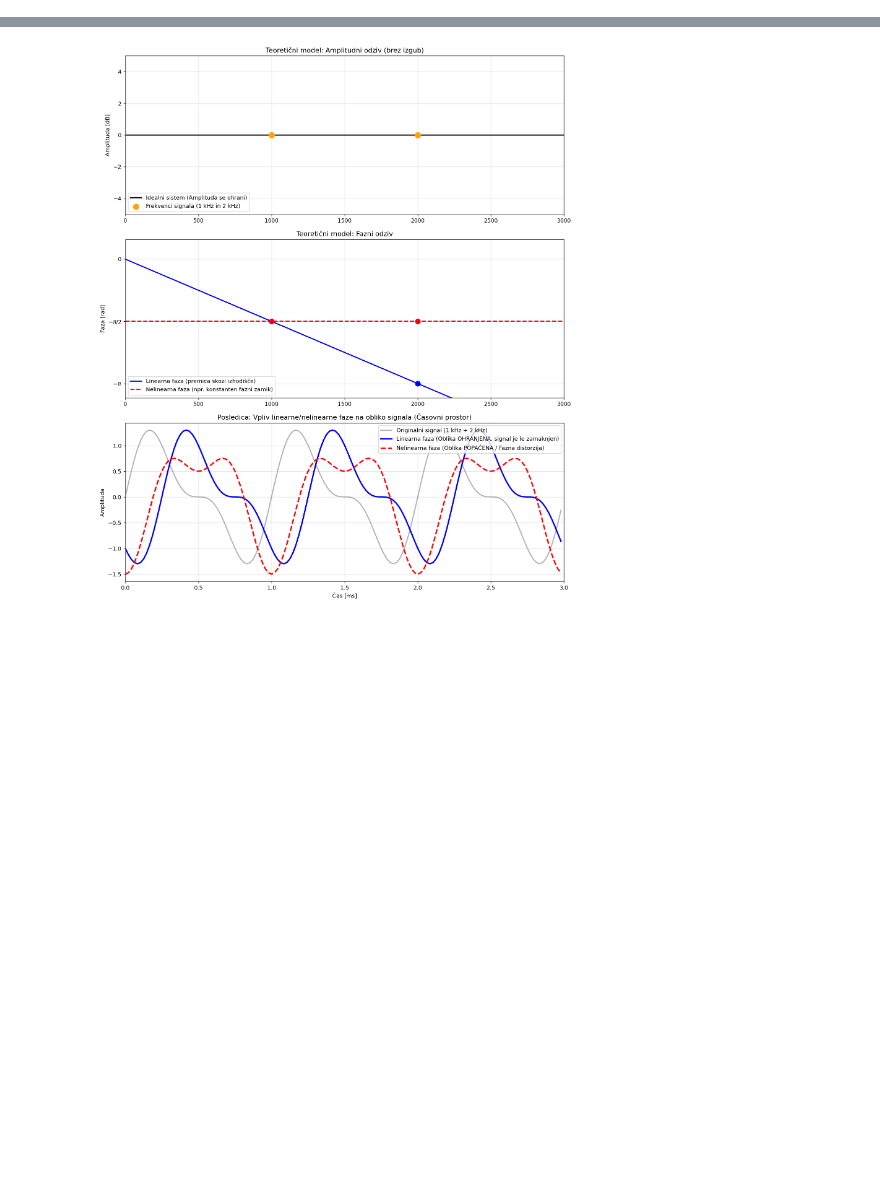
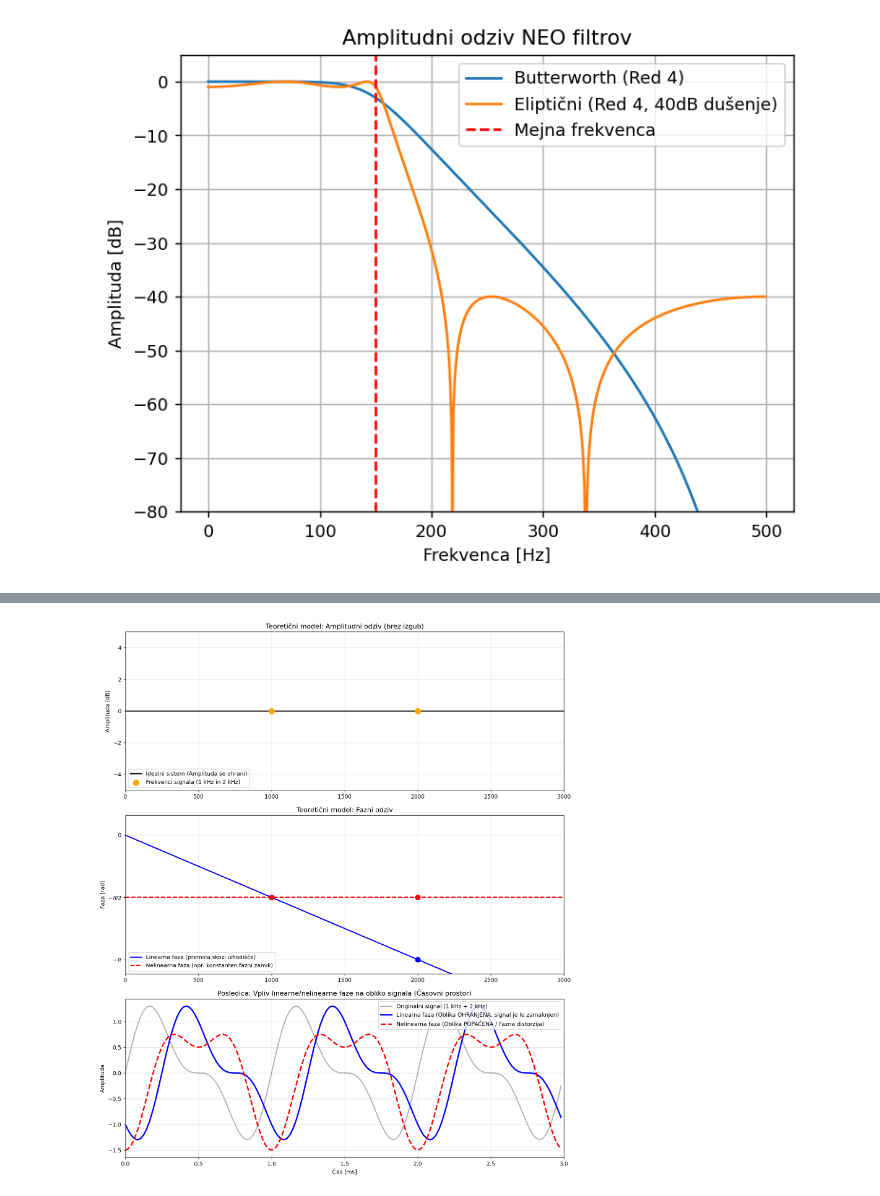
Before and after one commit to LAPSyLAB/DSP_Python_notes_and_examples, a Jupyter notebook: Predavanja/06_Digitalni_filtri_FIR_IIR/06_Digitalni_filtri_FIR_IIR.ipynb, the cells around one changed output, grey strips where cells are left out. Cells and saved outputs as stored; diff of their text form; code cells hidden in the pictures; blank space fills up the shorter version.

```diff
--- a/Predavanja/06_Digitalni_filtri_FIR_IIR/06_Digitalni_filtri_FIR_IIR.ipynb
+++ b/Predavanja/06_Digitalni_filtri_FIR_IIR/06_Digitalni_filtri_FIR_IIR.ipynb
@@ -164,0 +52,25 @@ plt.show()
+# %%
+# Primerjava Butterworth (gladek) in Eliptični (strm) filter (Slide 10)
+fs = 1000  # Vzorčevalna frekvenca [Hz]
+fc = 150  # Mejna frekvenca [Hz]
+
+# Načrtovanje Butterworthovega filtra
+b_b, a_b = signal.butter(4, fc, fs=fs, btype='low')
+w_b, h_b = signal.freqz(b_b, a_b, fs=fs)
+
+# Načrtovanje Eliptičnega filtra (z valovitostjo)
+b_e, a_e = signal.ellip(4, 1, 40, fc, fs=fs, btype='low')
+w_e, h_e = signal.freqz(b_e, a_e, fs=fs)
+
+plt.figure()
+plt.plot(w_b, 20 * np.log10(np.abs(h_b)), label='Butterworth (Red 4)')
+plt.plot(w_e, 20 * np.log10(np.abs(h_e)), label='Eliptični (Red 4, 40dB dušenje)')
+plt.axvline(fc, color='red', linestyle='--', label='Mejna frekvenca')
+plt.title("Amplitudni odziv NEO filtrov")
+plt.xlabel("Frekvenca [Hz]")
+plt.ylabel("Amplituda [dB]")
+plt.ylim([-80, 5])
+plt.legend()
+plt.show()
+# %% [output]
+[figure, added]
```
Also changed, not shown: parts of 35 cells of this notebook.
